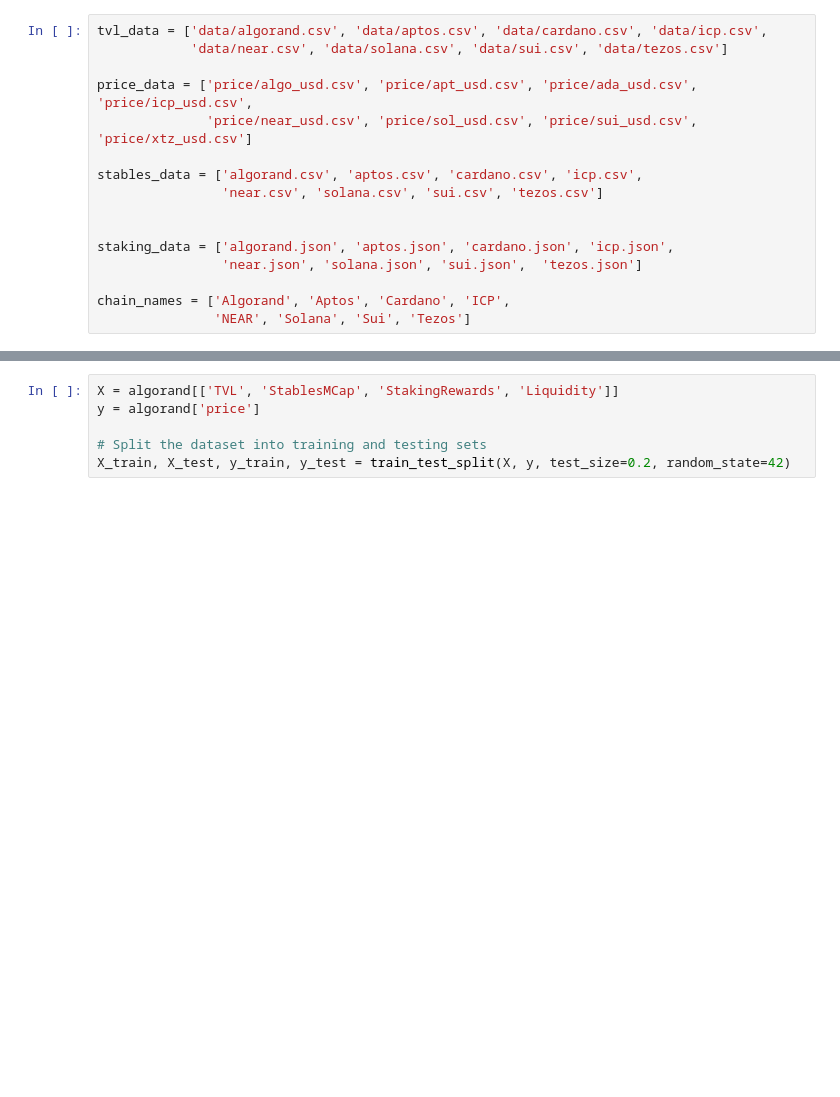
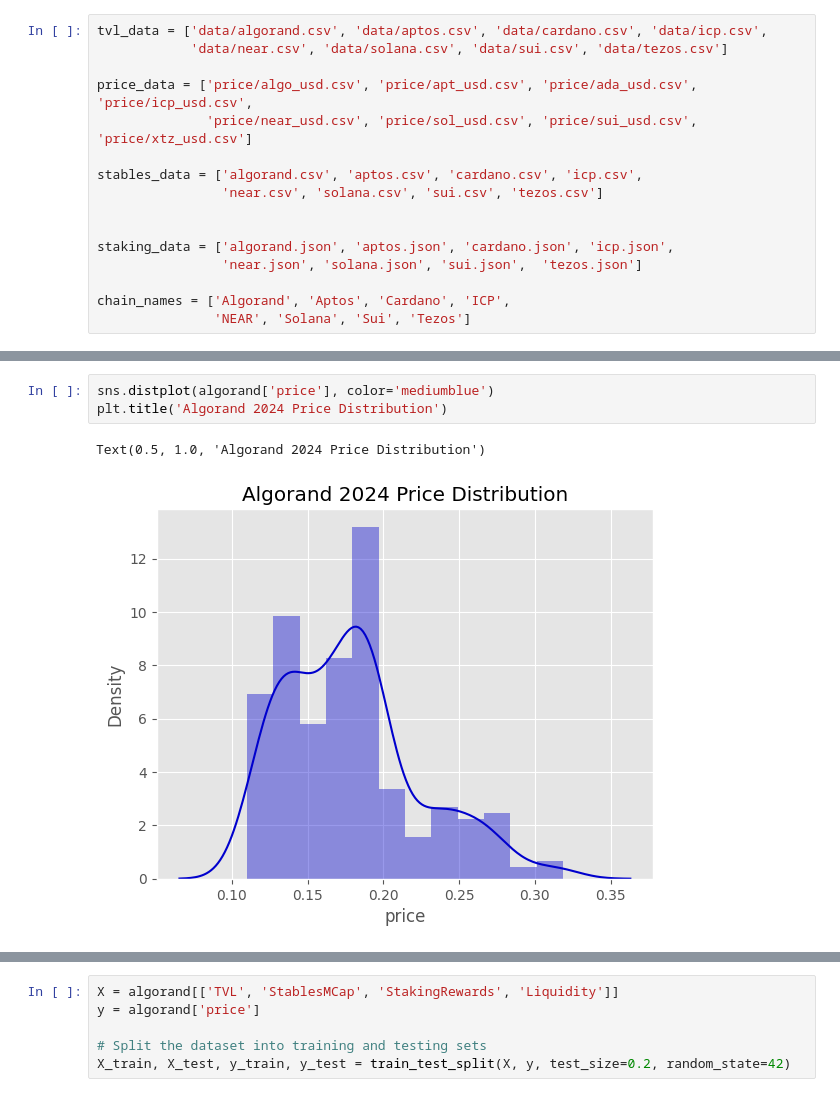
Before and after one commit to MarcLlopart/TVL-Regression-Analysis, a Jupyter notebook: multivariable_analysis.ipynb, the cells around one changed output, grey strips where cells are left out. Drawn from its saved outputs; the diff is of its cells as text; blank space fills up the shorter version.

Commit message:
feat: pairplot and distplot plus enhanced analysis

```diff
--- a/multivariable_analysis.ipynb
+++ b/multivariable_analysis.ipynb
@@ -60,0 +61,6 @@ algorand.head()
+# %%
+sns.distplot(algorand['price'], color='mediumblue')
+plt.title('Algorand 2024 Price Distribution')
+# %% [output]
+Text(0.5, 1.0, 'Algorand 2024 Price Distribution')
+[figure, added]
```
Also changed, not shown: parts of 4 cells of this notebook.
